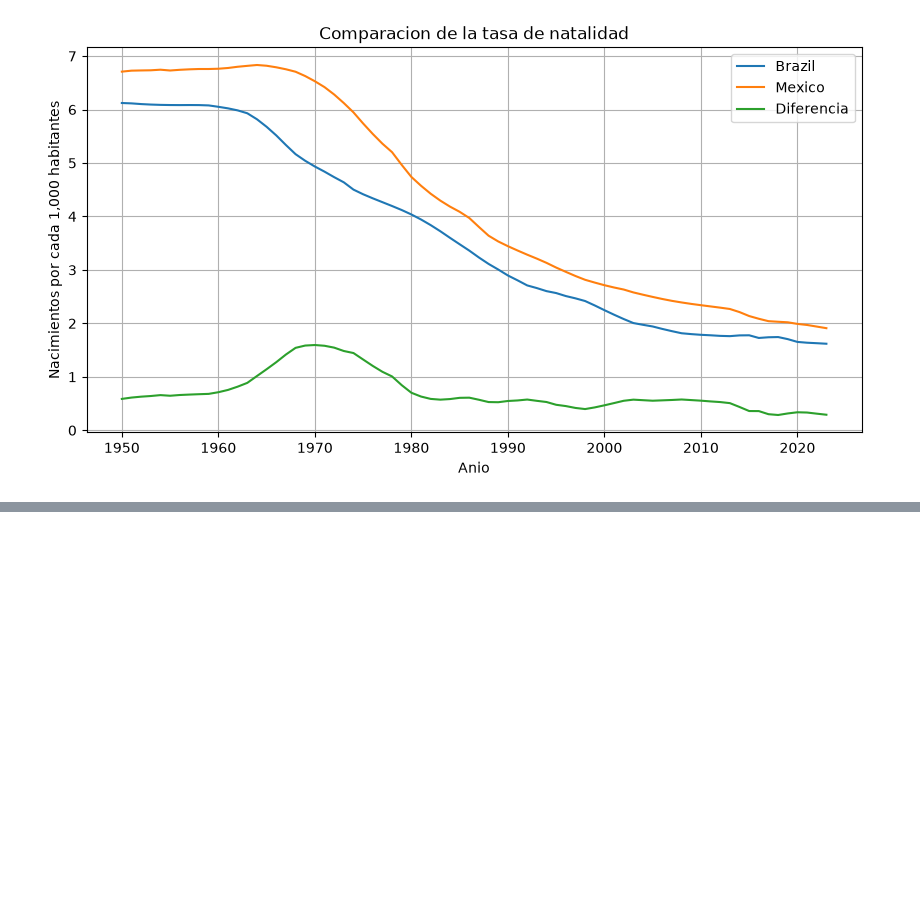
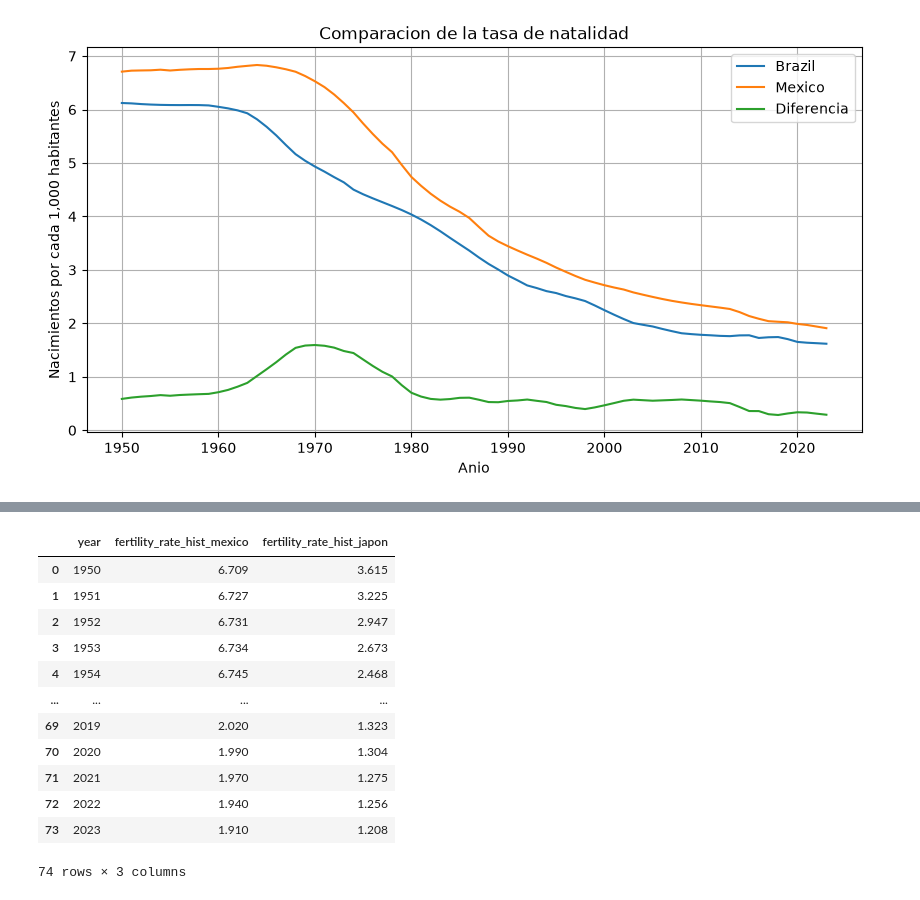
Before and after one commit to SantiagoPS2003/BigData, a Jupyter notebook: U1_1_probabilidad_estadistica/notebooks/03_fertilty_rate.ipynb, the cells around one changed output, grey strips where cells are left out. Cells and saved outputs as stored; diff of their text form; code cells hidden in the pictures; blank space fills up the shorter version.

```diff
--- a/U1_1_probabilidad_estadistica/notebooks/03_fertilty_rate.ipynb
+++ b/U1_1_probabilidad_estadistica/notebooks/03_fertilty_rate.ipynb
@@ -218,0 +235,22 @@ plt.legend()
+# %%
+comparacion_mexico_japon = pd.merge(
+    mexico[["year","fertility_rate_hist"]],
+    japon[["year","fertility_rate_hist"]],
+    on="year",
+    suffixes=("_mexico","_japon")
+)
+comparacion_mexico_japon
+# %% [output]
+|  | year | fertility_rate_hist_mexico | fertility_rate_hist_japon |
+| 0 | 1950 | 6.709 | 3.615 |
+| 1 | 1951 | 6.727 | 3.225 |
+| 2 | 1952 | 6.731 | 2.947 |
+| 3 | 1953 | 6.734 | 2.673 |
+| 4 | 1954 | 6.745 | 2.468 |
+| ... | ... | ... | ... |
+| 69 | 2019 | 2.020 | 1.323 |
+| 70 | 2020 | 1.990 | 1.304 |
+| 71 | 2021 | 1.970 | 1.275 |
+| 72 | 2022 | 1.940 | 1.256 |
+| 73 | 2023 | 1.910 | 1.208 |
+74 rows × 3 columns
```
Also changed, not shown: parts of 5 cells of this notebook.
